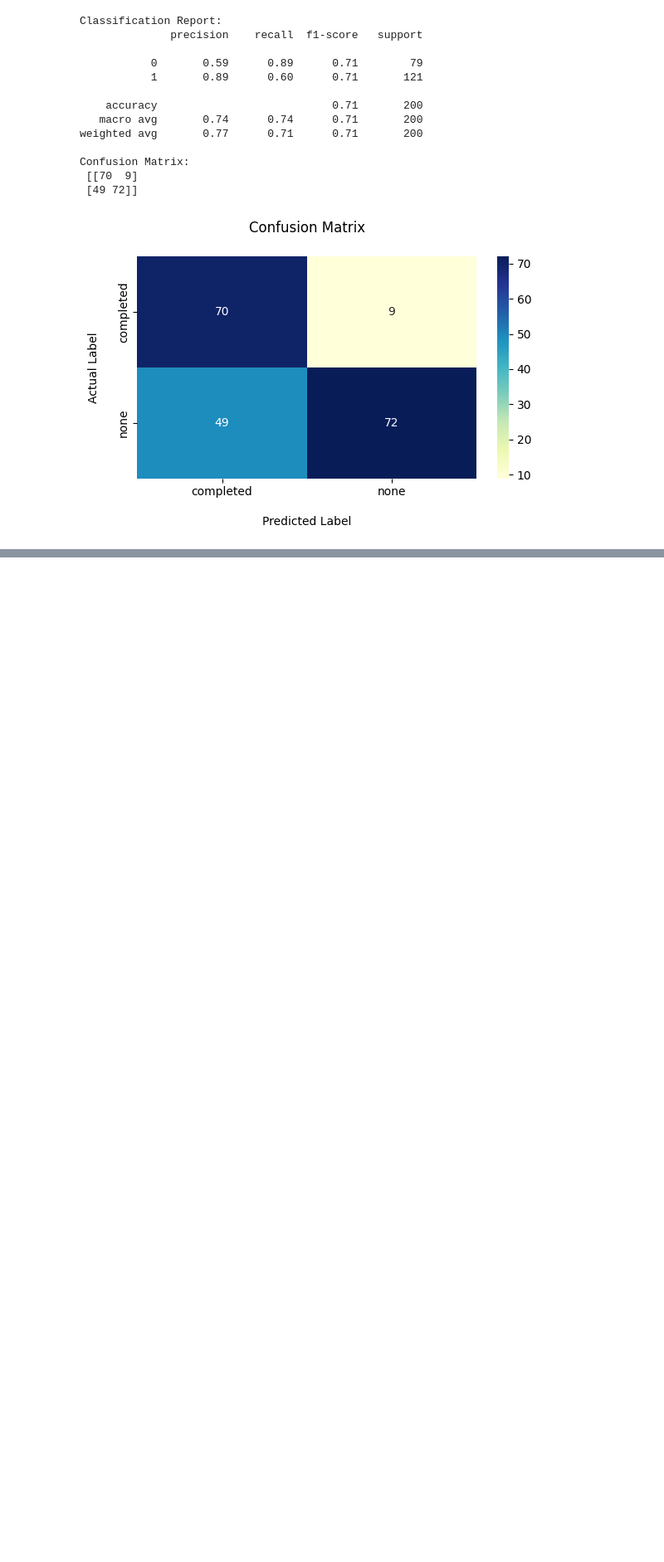
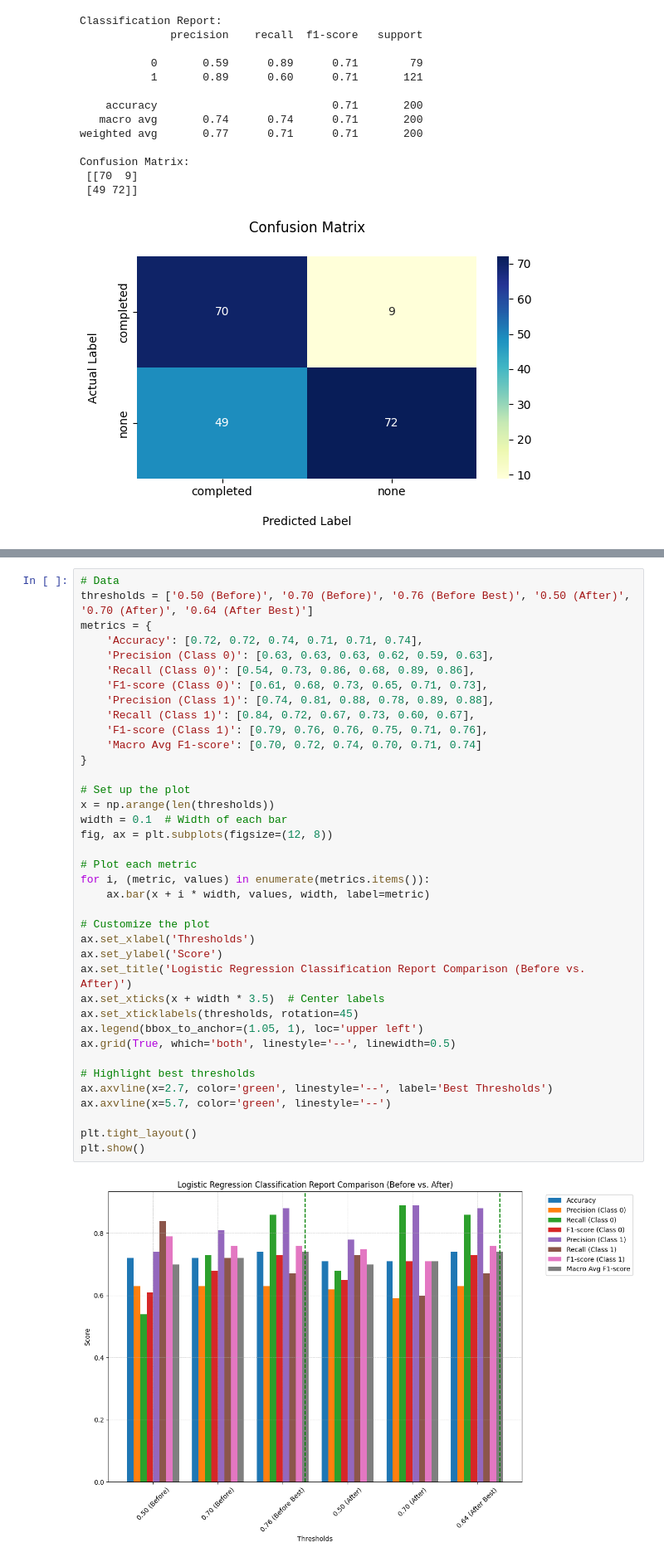
Before and after one commit to SakibMizan/MLProjectStudentPerformance, a Jupyter notebook: SakibMizanProject.ipynb, the cells around one changed output, grey strips where cells are left out. Shown at 83% size. Saved outputs shown, nothing was run; the diff lists cells and outputs as text; blank space fills up the shorter version.

```diff
--- a/SakibMizanProject.ipynb
+++ b/SakibMizanProject.ipynb
@@ -726,0 +708,40 @@ weighted avg       0.74      0.72      0.73       200
+# %%
+# Data
+thresholds = ['0.50 (Before)', '0.70 (Before)', '0.76 (Before Best)', '0.50 (After)', '0.70 (After)', '0.64 (After Best)']
+metrics = {
+    'Accuracy': [0.72, 0.72, 0.74, 0.71, 0.71, 0.74],
+    'Precision (Class 0)': [0.63, 0.63, 0.63, 0.62, 0.59, 0.63],
+    'Recall (Class 0)': [0.54, 0.73, 0.86, 0.68, 0.89, 0.86],
+    'F1-score (Class 0)': [0.61, 0.68, 0.73, 0.65, 0.71, 0.73],
+    'Precision (Class 1)': [0.74, 0.81, 0.88, 0.78, 0.89, 0.88],
+    'Recall (Class 1)': [0.84, 0.72, 0.67, 0.73, 0.60, 0.67],
+    'F1-score (Class 1)': [0.79, 0.76, 0.76, 0.75, 0.71, 0.76],
+    'Macro Avg F1-score': [0.70, 0.72, 0.74, 0.70, 0.71, 0.74]
+}
+
+# Set up the plot
+x = np.arange(len(thresholds))
+width = 0.1  # Width of each bar
+fig, ax = plt.subplots(figsize=(12, 8))
+
+# Plot each metric
+for i, (metric, values) in enumerate(metrics.items()):
+    ax.bar(x + i * width, values, width, label=metric)
+
+# Customize the plot
+ax.set_xlabel('Thresholds')
+ax.set_ylabel('Score')
+ax.set_title('Logistic Regression Classification Report Comparison (Before vs. After)')
+ax.set_xticks(x + width * 3.5)  # Center labels
+ax.set_xticklabels(thresholds, rotation=45)
+ax.legend(bbox_to_anchor=(1.05, 1), loc='upper left')
+ax.grid(True, which='both', linestyle='--', linewidth=0.5)
+
+# Highlight best thresholds
+ax.axvline(x=2.7, color='green', linestyle='--', label='Best Thresholds')
+ax.axvline(x=5.7, color='green', linestyle='--')
+
+plt.tight_layout()
+plt.show()
+# %% [output]
+[figure, added]
```
Also changed, not shown: parts of 20 cells of this notebook, 1 other file.
